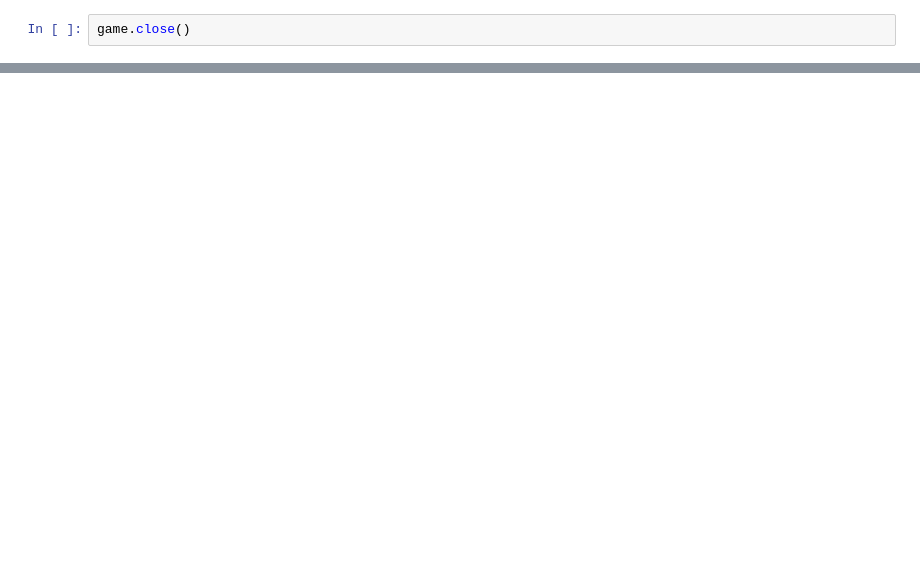
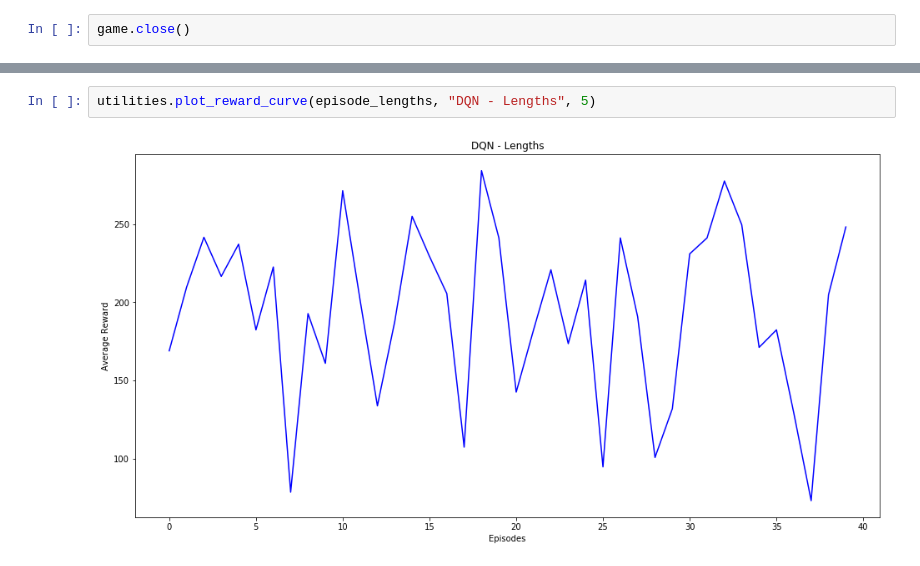
Before and after one commit to peterbern13/DoomRL, a Jupyter notebook: DoomQN.ipynb, the cells around one changed output, grey strips where cells are left out. Saved outputs shown, nothing was run; the diff lists cells and outputs as text; blank space fills up the shorter version.

```diff
--- a/DoomQN.ipynb
+++ b/DoomQN.ipynb
@@ -323,0 +310,4 @@ utilities.plot_reward_curve(episode_losses, "DQN - Loss", 5)
+# %%
+utilities.plot_reward_curve(episode_lengths, "DQN - Lengths", 5)
+# %% [output]
+[figure, added]
```
Also changed, not shown: parts of 5 cells of this notebook, 3 other files.
